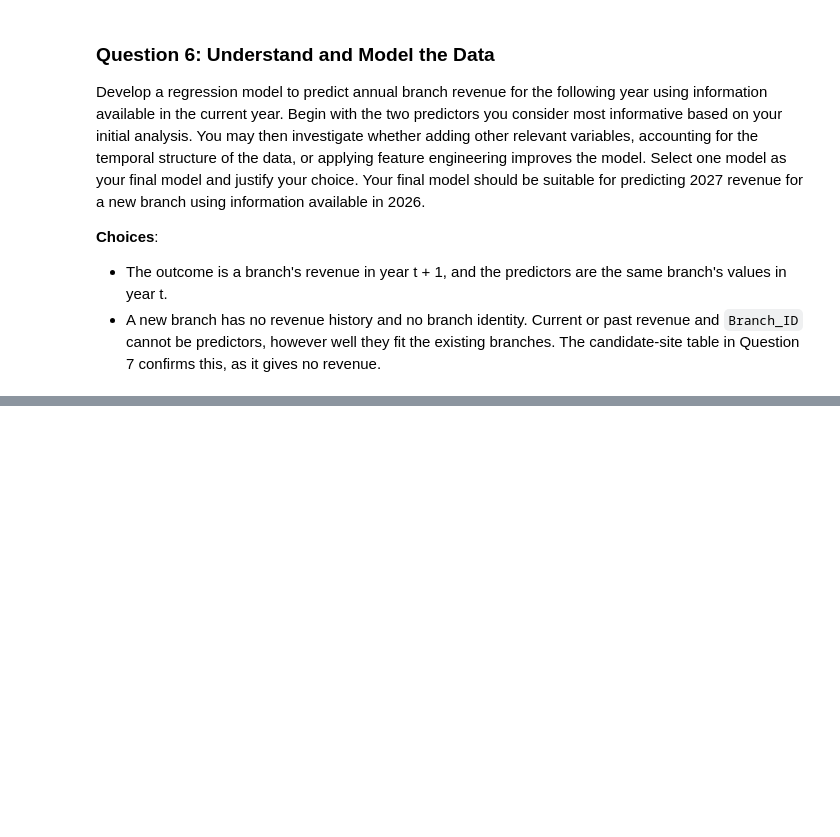
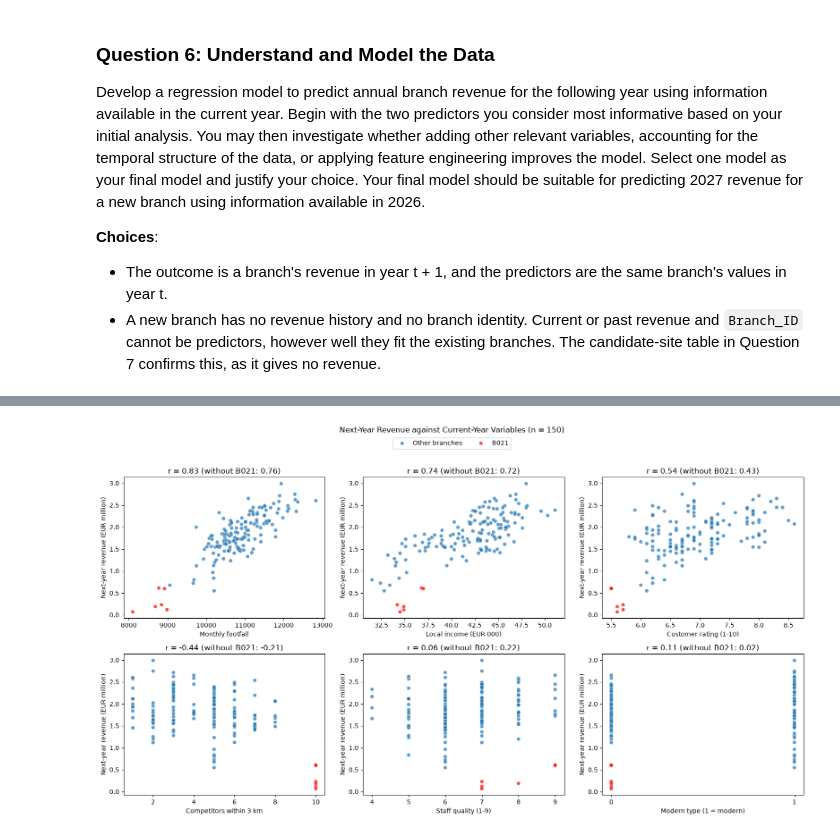
Before and after one commit to Ri-Dearg/data-test, a Jupyter notebook: A00082654_Rory.ipynb, the cells around one changed output, grey strips where cells are left out. Saved outputs shown, nothing was run; the diff lists cells and outputs as text; code cells hidden in the pictures; blank space fills up the shorter version.

```diff
--- a/A00082654_Rory.ipynb
+++ b/A00082654_Rory.ipynb
@@ -219,0 +530,19 @@ be suitable for predicting 2027 revenue for a new branch using information avail
+# %%
+# Apply the treatments
+df_clean = df.copy()
+
+# 1. Impossible rating: recorded as missing, not imputed
+df_clean.loc[~df_clean['Customer_Rating'].between(1, 10), 'Customer_Rating'] = np.nan
+
+# 2. Missing local income: linear interpolation within the branch
+df_clean['Local_Income_kEUR'] = df_clean.groupby('Branch_ID')[
+    'Local_Income_kEUR'
+].transform(lambda s: s.interpolate())
+
+# 3. Missing staff quality: the branch's own median score
+df_clean['Staff_Quality'] = df_clean.groupby('Branch_ID')['Staff_Quality'].transform(
+    lambda s: s.fillna(s.median())
+)
+
+# Show the three treated rows
+df_clean.loc[df.isna().any(axis=1) | ~df['Customer_Rating'].between(1, 10)]
@@ -219,0 +655,35 @@ be suitable for predicting 2027 revenue for a new branch using information avail
+# %%
+# Next-year revenue against each candidate predictor, with B021 highlighted
+labels = {
+    'Footfall_Monthly': 'Monthly footfall',
+    'Local_Income_kEUR': 'Local income (EUR 000)',
+    'Customer_Rating': 'Customer rating (1-10)',
+    'Competition': 'Competitors within 3 km',
+    'Staff_Quality': 'Staff quality (1-9)',
+    'Modern_Type': 'Modern type (1 = modern)',
+}
+is_b021 = df_model['Branch_ID'].eq('B021').map({True: 'B021', False: 'Other branches'})
+fig, axes = plt.subplots(2, 3, figsize=(16, 9))
+for ax, (col, label) in zip(axes.flat, labels.items(), strict=True):
+    sns.scatterplot(
+        data=df_model,
+        x=col,
+        y='Revenue_Next',
+        hue=is_b021,
+        palette={'Other branches': 'tab:blue', 'B021': 'red'},
+        alpha=0.7,
+        ax=ax,
+    )
+    ax.set(
+        xlabel=label,
+        ylabel='Next-year revenue (EUR million)',
+        title=f'r = {assoc.loc[col, "pearson_r"]:.2f} (without B021: {assoc.loc[col, "pearson_r_without_B021"]:.2f})',
+    )
+    ax.get_legend().remove()
+axes.flat[-1].set_xticks([0, 1])
+handles, legend_labels = axes.flat[0].get_legend_handles_labels()
+fig.suptitle(f'Next-Year Revenue against Current-Year Variables (n = {len(df_model)})')
+fig.legend(handles, legend_labels, loc='upper center', ncol=2, bbox_to_anchor=(0.5, 0.96))
+plt.tight_layout(rect=[0, 0, 1, 0.93])
+# %% [output]
+[figure, added]
```
Also changed, not shown: parts of 27 cells of this notebook.
